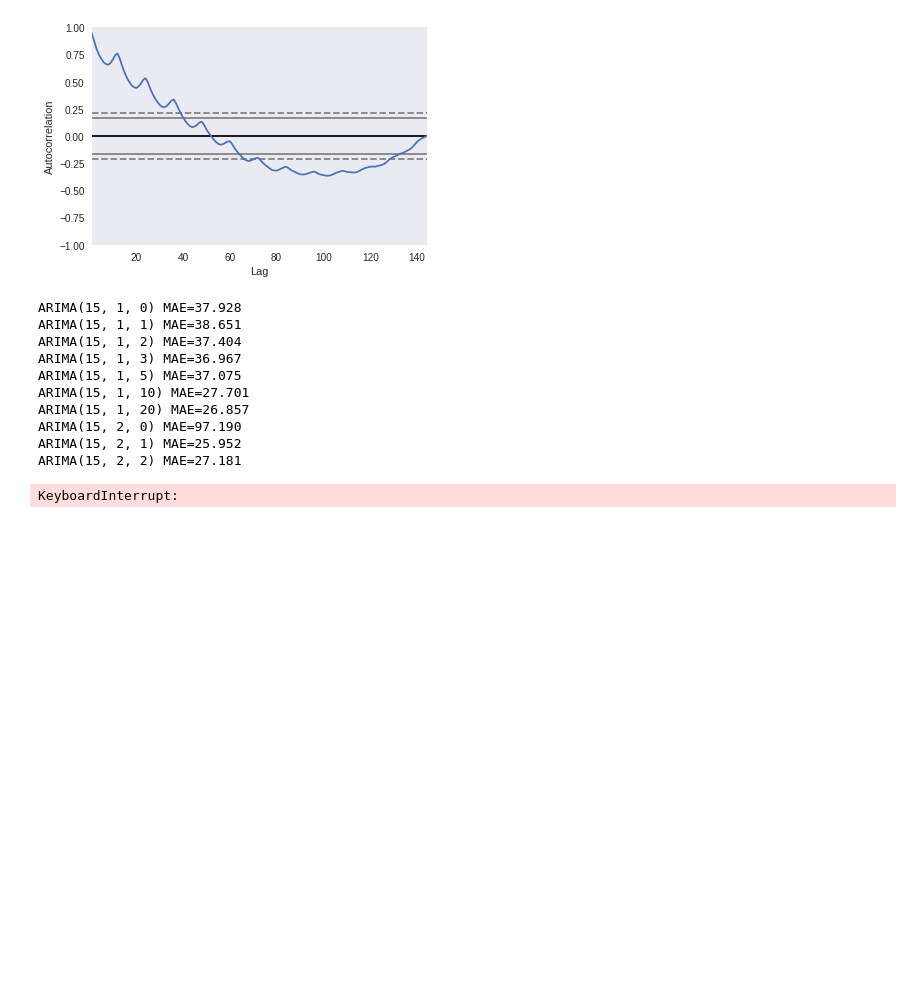
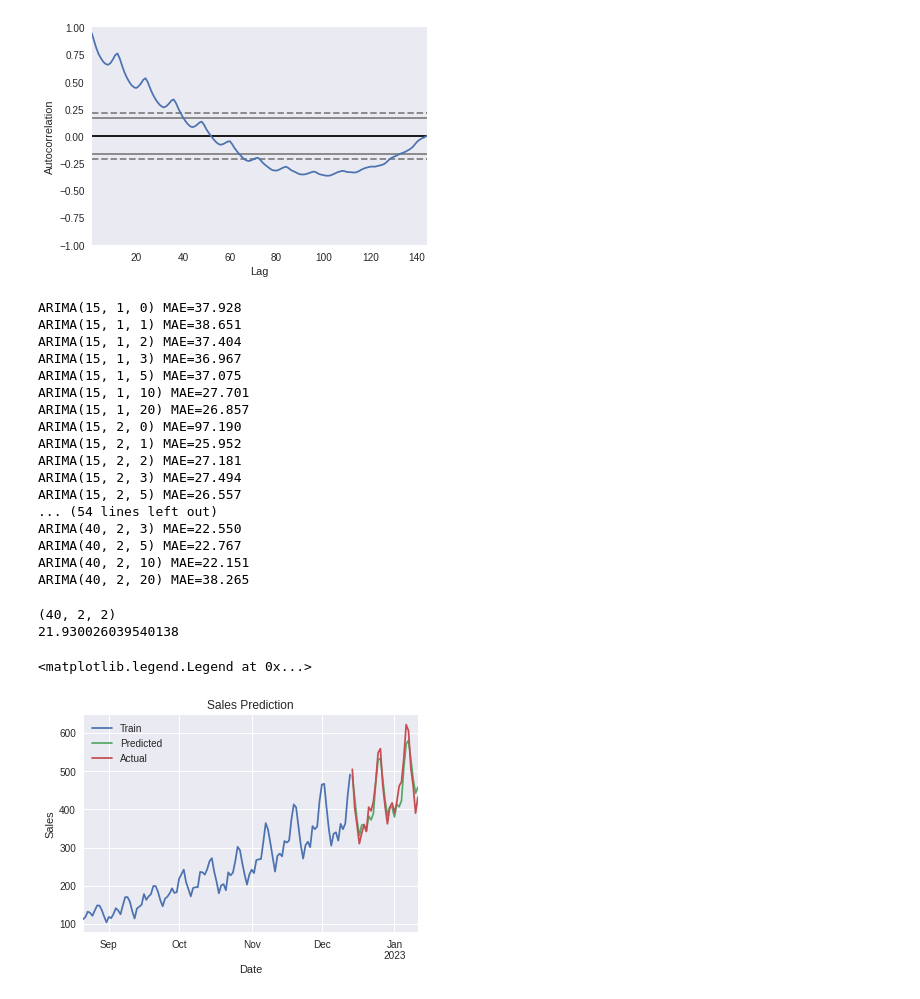
Before and after one commit to Olwar/sales-prediction-ex, a Jupyter notebook: sales_arima.ipynb, the cells around one changed output. Drawn from its saved outputs; the diff is of its cells as text; code cells hidden in the pictures; blank space fills up the shorter version.

```diff
--- a/sales_arima.ipynb
+++ b/sales_arima.ipynb
@@ -121,6 +121,8 @@ p_values = [15,20,25,30,40]
 d_values = range(1, 3)
 q_values = [0,1,2,3,5,10,20]
 
+results = {}
+
 # home-made grid search
 for p in p_values:
     for d in d_values:
@@ -131,6 +133,11 @@ for p in p_values:
             predictions = model.predict(start=len(y_train), end=len(y_train) + len(y_test)-1)
             error = mean_absolute_error(y_test, predictions)
             print('ARIMA%s MAE=%.3f' % (order,error))
+            # store the order and error
+            results[order] = error
+
+# find the best order
+best_order = min(results, key=results.get)
 # %% [output]
 ARIMA(15, 1, 0) MAE=37.928
 ARIMA(15, 1, 1) MAE=38.651
@@ -142,6 +149,41 @@ ARIMA(15, 1, 20) MAE=26.857
 ARIMA(15, 2, 0) MAE=97.190
 ARIMA(15, 2, 1) MAE=25.952
 ARIMA(15, 2, 2) MAE=27.181
+ARIMA(15, 2, 3) MAE=27.494
+ARIMA(15, 2, 5) MAE=26.557
+... (54 lines left out)
+ARIMA(40, 2, 3) MAE=22.550
+ARIMA(40, 2, 5) MAE=22.767
+ARIMA(40, 2, 10) MAE=22.151
+ARIMA(40, 2, 20) MAE=38.265
-KeyboardInterrupt:
+# %%
+print(best_order)
+print(results[best_order])
+# %% [output]
+(40, 2, 2)
+21.930026039540138
+# %%
+# create the model
+model = ARIMA(y_train, order=best_order)
+
+# fit the model
+model_fit = model.fit()
+
+# predict the sales
+y_pred = model_fit.predict(start=len(y_train), end=len(y_train) + len(y_test)-1)
+# %%
+# plot the train set and y_pred and y_test
+y_train.plot()
+y_pred.plot()
+y_test.plot()
+
+# set labels
+plt.xlabel('Date')
+plt.ylabel('Sales')
+plt.title('Sales Prediction')
+plt.legend(['Train', 'Predicted', 'Actual'])
+# %% [output]
+<matplotlib.legend.Legend at 0x...>
+[figure, added]
 # %%
 # create the model
```
Also changed, not shown: parts of 3 cells of this notebook, 5 other files.
